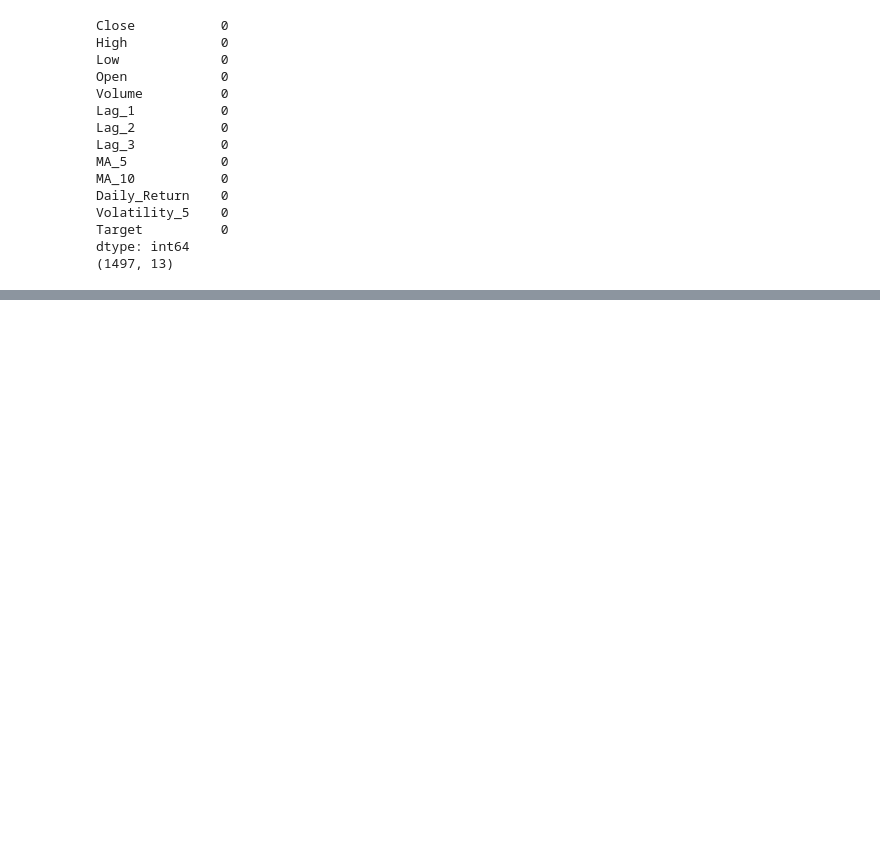
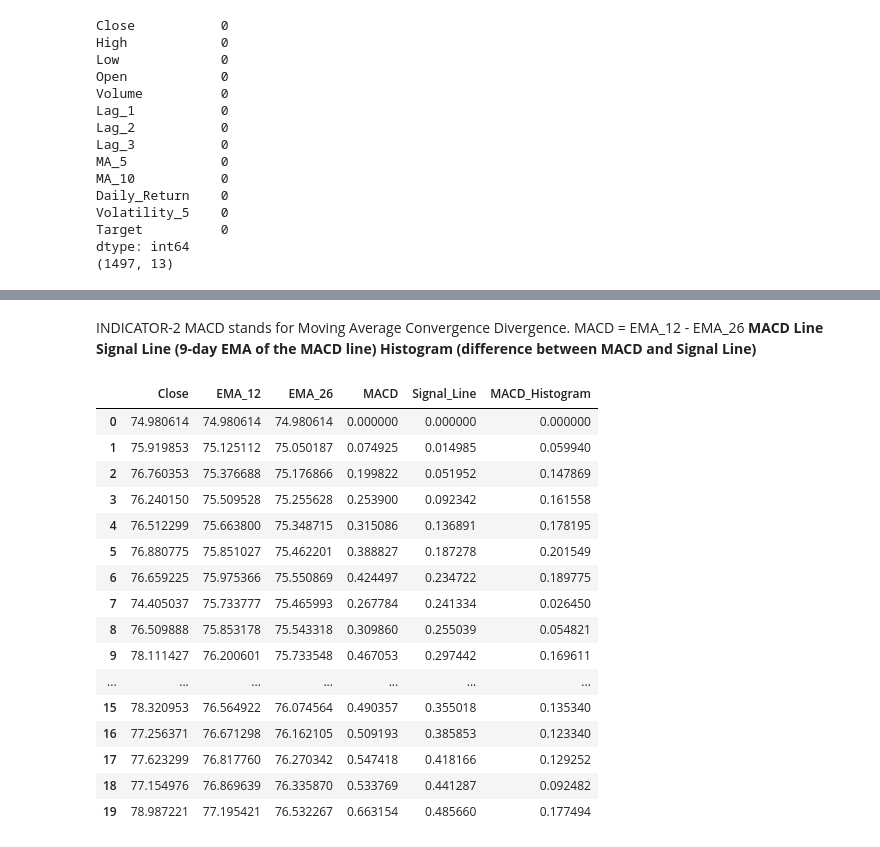
Before and after one commit to mohansairishil5/stock-price-intelligence-system, a Jupyter notebook: notebooks/03_Feature_Engineering.ipynb, the cells around one changed output, grey strips where cells are left out. Saved outputs shown, nothing was run; the diff lists cells and outputs as text; code cells hidden in the pictures; blank space fills up the shorter version.

```diff
--- a/notebooks/03_Feature_Engineering.ipynb
+++ b/notebooks/03_Feature_Engineering.ipynb
@@ -380,0 +506,3 @@ stock_data.to_csv("../data/apple_stock_processed.csv")
+# %%
+avg_gain = gain.rolling(window=14).mean()
+avg_loss = loss.rolling(window=14).mean()
@@ -380,0 +511,2 @@ stock_data.to_csv("../data/apple_stock_processed.csv")
+# %%
+rs = avg_gain / avg_loss
@@ -380,0 +515,22 @@ stock_data.to_csv("../data/apple_stock_processed.csv")
+# %%
+stock_data["RSI_14"] = 100 - (100 / (1 + rs))
+# %%
+# Calculate price change
+delta = stock_data["Close"].diff()
+
+# Separate gains and losses
+gain = delta.where(delta > 0, 0)
+loss = -delta.where(delta < 0, 0)
+
+# Calculate average gain and average loss
+avg_gain = gain.rolling(window=14).mean()
+avg_loss = loss.rolling(window=14).mean()
+
+# Calculate Relative Strength
+rs = avg_gain / avg_loss
+
+# Calculate RSI
+stock_data["RSI_14"] = 100 - (100 / (1 + rs))
+
+# Display results
+stock_data[["Close", "RSI_14"]].head(20)
@@ -380,0 +575,39 @@ stock_data.to_csv("../data/apple_stock_processed.csv")
+# %% [markdown]
+INDICATOR-2
+MACD stands for Moving Average Convergence Divergence.
+MACD = EMA_12 - EMA_26
+**MACD Line
+Signal Line (9-day EMA of the MACD line)
+Histogram (difference between MACD and Signal Line)**
+# %%
+# Calculate MACD Line
+stock_data["MACD"] = stock_data["EMA_12"] - stock_data["EMA_26"]
+
+# Calculate Signal Line (9-day EMA of MACD)
+stock_data["Signal_Line"] = stock_data["MACD"].ewm(span=9, adjust=False).mean()
+
+# Calculate Histogram
+stock_data["MACD_Histogram"] = stock_data["MACD"] - stock_data["Signal_Line"]
+
+# View the results
+stock_data[
+    ["Close", "EMA_12", "EMA_26", "MACD", "Signal_Line", "MACD_Histogram"]
+].head(20)
+# %% [output]
+|  | Close | EMA_12 | EMA_26 | MACD | Signal_Line | MACD_Histogram |
+| 0 | 74.980614 | 74.980614 | 74.980614 | 0.000000 | 0.000000 | 0.000000 |
+| 1 | 75.919853 | 75.125112 | 75.050187 | 0.074925 | 0.014985 | 0.059940 |
+| 2 | 76.760353 | 75.376688 | 75.176866 | 0.199822 | 0.051952 | 0.147869 |
+| 3 | 76.240150 | 75.509528 | 75.255628 | 0.253900 | 0.092342 | 0.161558 |
+| 4 | 76.512299 | 75.663800 | 75.348715 | 0.315086 | 0.136891 | 0.178195 |
+| 5 | 76.880775 | 75.851027 | 75.462201 | 0.388827 | 0.187278 | 0.201549 |
+| 6 | 76.659225 | 75.975366 | 75.550869 | 0.424497 | 0.234722 | 0.189775 |
+| 7 | 74.405037 | 75.733777 | 75.465993 | 0.267784 | 0.241334 | 0.026450 |
+| 8 | 76.509888 | 75.853178 | 75.543318 | 0.309860 | 0.255039 | 0.054821 |
+| 9 | 78.111427 | 76.200601 | 75.733548 | 0.467053 | 0.297442 | 0.169611 |
+| ... | ... | ... | ... | ... | ... | ... |
+| 15 | 78.320953 | 76.564922 | 76.074564 | 0.490357 | 0.355018 | 0.135340 |
+| 16 | 77.256371 | 76.671298 | 76.162105 | 0.509193 | 0.385853 | 0.123340 |
+| 17 | 77.623299 | 76.817760 | 76.270342 | 0.547418 | 0.418166 | 0.129252 |
+| 18 | 77.154976 | 76.869639 | 76.335870 | 0.533769 | 0.441287 | 0.092482 |
+| 19 | 78.987221 | 77.195421 | 76.532267 | 0.663154 | 0.485660 | 0.177494 |
```
Also changed, not shown: parts of 50 cells of this notebook, 27 other files.
